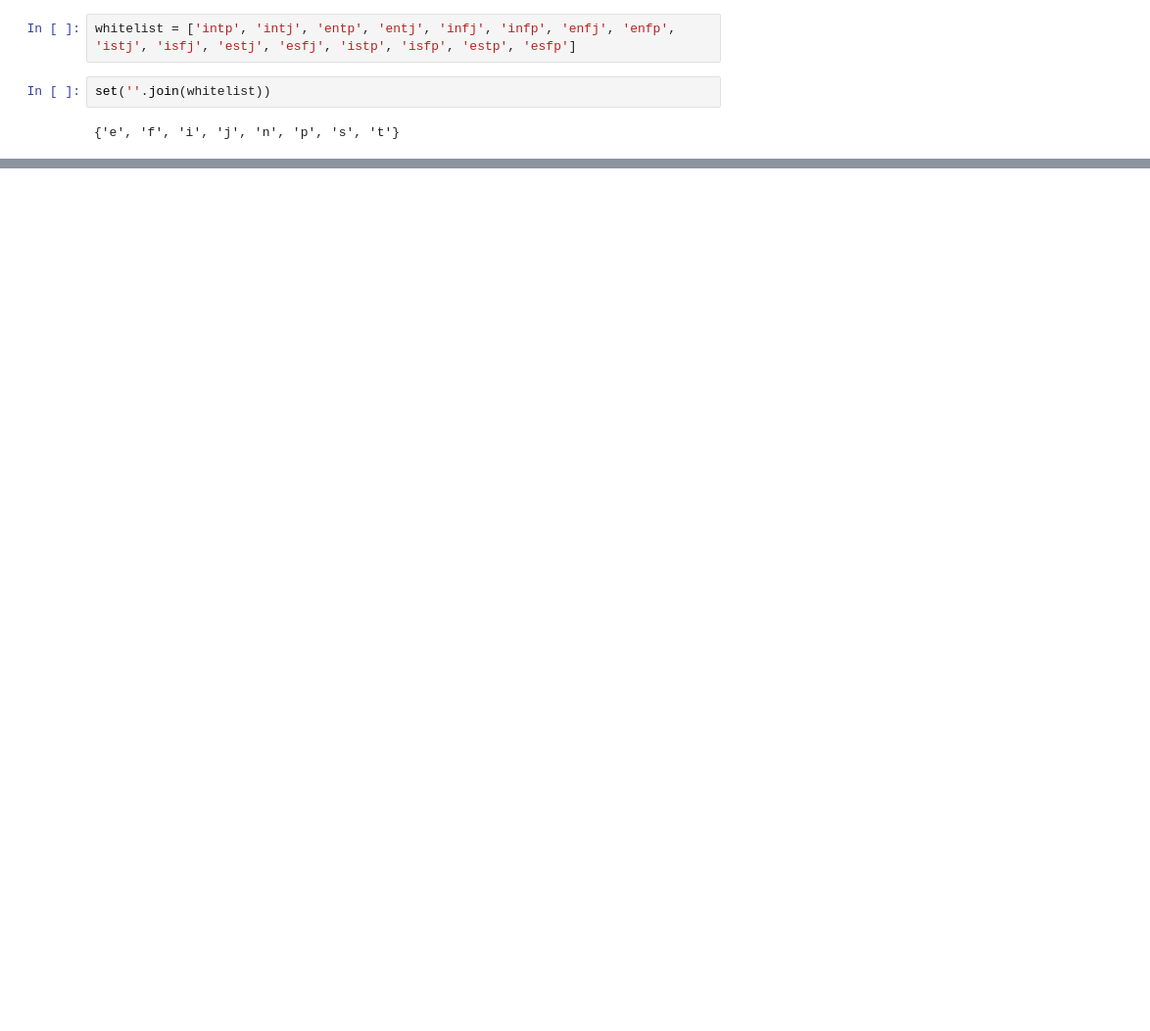
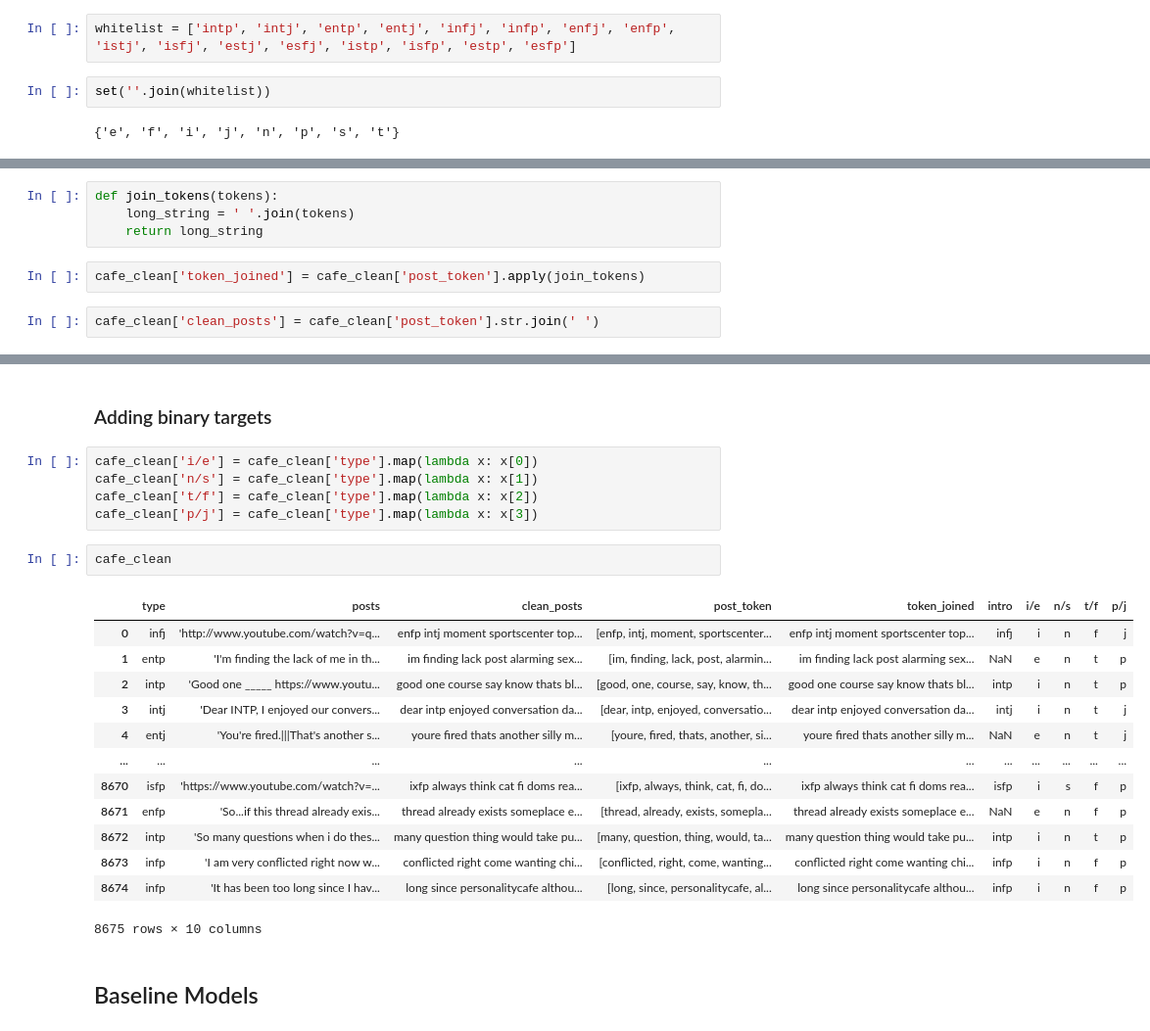
Before and after one commit to westonshuken/Automatic-Personality-Prediction, a Jupyter notebook: eda.ipynb, the cells around one changed output, grey strips where cells are left out. Shown: that part at 98% size. Cells and saved outputs as stored; diff of their text form; blank space fills up the shorter version.

Commit message:
intial cleaning; tokenizing; baseline models

```diff
--- a/eda.ipynb
+++ b/eda.ipynb
@@ -165,0 +153,8 @@ Name: author_flair_text, dtype: int64
+# %%
+def join_tokens(tokens):
+    long_string = ' '.join(tokens)
+    return long_string
+# %%
+cafe_clean['token_joined'] = cafe_clean['post_token'].apply(join_tokens)
+# %%
+cafe_clean['clean_posts'] = cafe_clean['post_token'].str.join(' ')
@@ -165,0 +185,25 @@ Name: author_flair_text, dtype: int64
+# %% [markdown]
+### Adding binary targets
+# %%
+cafe_clean['i/e'] = cafe_clean['type'].map(lambda x: x[0])
+cafe_clean['n/s'] = cafe_clean['type'].map(lambda x: x[1])
+cafe_clean['t/f'] = cafe_clean['type'].map(lambda x: x[2])
+cafe_clean['p/j'] = cafe_clean['type'].map(lambda x: x[3])
+# %%
+cafe_clean
+# %% [output]
+|  | type | posts | clean_posts | post_token | token_joined | intro | i/e | n/s | t/f | p/j |
+| 0 | infj | 'http://www.youtube.com/watch?v=q... | enfp intj moment sportscenter top... | [enfp, intj, moment, sportscenter... | enfp intj moment sportscenter top... | infj | i | n | f | j |
+| 1 | entp | 'I'm finding the lack of me in th... | im finding lack post alarming sex... | [im, finding, lack, post, alarmin... | im finding lack post alarming sex... | NaN | e | n | t | p |
+| 2 | intp | 'Good one _____ https://www.youtu... | good one course say know thats bl... | [good, one, course, say, know, th... | good one course say know thats bl... | intp | i | n | t | p |
+| 3 | intj | 'Dear INTP, I enjoyed our convers... | dear intp enjoyed conversation da... | [dear, intp, enjoyed, conversatio... | dear intp enjoyed conversation da... | intj | i | n | t | j |
+| 4 | entj | 'You're fired.|||That's another s... | youre fired thats another silly m... | [youre, fired, thats, another, si... | youre fired thats another silly m... | NaN | e | n | t | j |
+| ... | ... | ... | ... | ... | ... | ... | ... | ... | ... | ... |
+| 8670 | isfp | 'https://www.youtube.com/watch?v=... | ixfp always think cat fi doms rea... | [ixfp, always, think, cat, fi, do... | ixfp always think cat fi doms rea... | isfp | i | s | f | p |
+| 8671 | enfp | 'So...if this thread already exis... | thread already exists someplace e... | [thread, already, exists, somepla... | thread already exists someplace e... | NaN | e | n | f | p |
+| 8672 | intp | 'So many questions when i do thes... | many question thing would take pu... | [many, question, thing, would, ta... | many question thing would take pu... | intp | i | n | t | p |
+| 8673 | infp | 'I am very conflicted right now w... | conflicted right come wanting chi... | [conflicted, right, come, wanting... | conflicted right come wanting chi... | infp | i | n | f | p |
+| 8674 | infp | 'It has been too long since I hav... | long since personalitycafe althou... | [long, since, personalitycafe, al... | long since personalitycafe althou... | infp | i | n | f | p |
+8675 rows × 10 columns
+# %% [markdown]
+## Baseline Models
```
Also changed, not shown: parts of 55 cells of this notebook.
